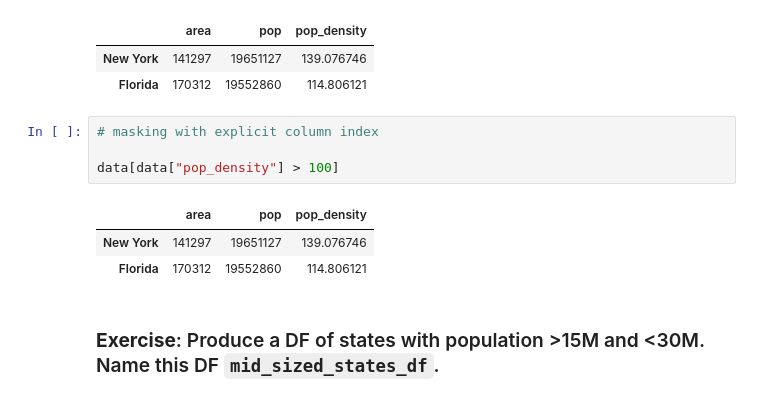
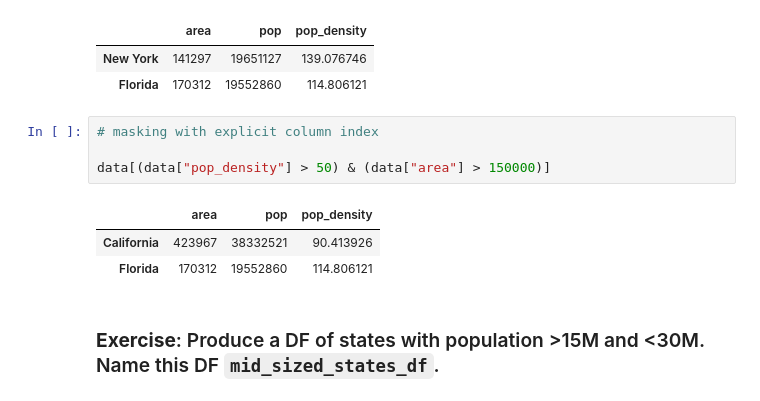
Before and after one commit to IS3UniCologne/DSML_2021, a Jupyter notebook: 03_Workshops/DSML_WS_03_Pandas/DSML_WS_03_Pandas.ipynb, the cells around one changed output. Saved outputs shown, nothing was run; the diff lists cells and outputs as text.

```diff
--- a/03_Workshops/DSML_WS_03_Pandas/DSML_WS_03_Pandas.ipynb
+++ b/03_Workshops/DSML_WS_03_Pandas/DSML_WS_03_Pandas.ipynb
@@ -477,10 +509,10 @@ data.loc[data.pop_density > 100]
 # %%
 # masking with explicit column index
 
-data[data["pop_density"] > 100]
+data[(data["pop_density"] > 50) & (data["area"] > 150000)]
 # %% [output]
 |  | area | pop | pop_density |
-| New York | 141297 | 19651127 | 139.076746 |
+| California | 423967 | 38332521 | 90.413926 |
 | Florida | 170312 | 19552860 | 114.806121 |
 # %% [markdown]
 ### **Exercise**: Produce a DF of states with population >15M and <30M. Name this DF `mid_sized_states_df`.
```
Also changed, not shown: parts of 24 cells of this notebook.
